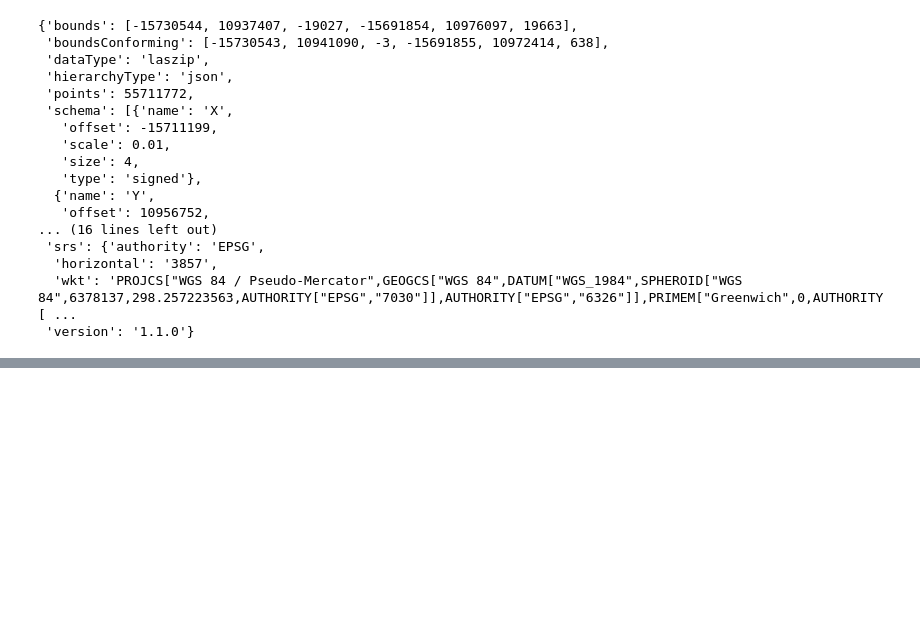
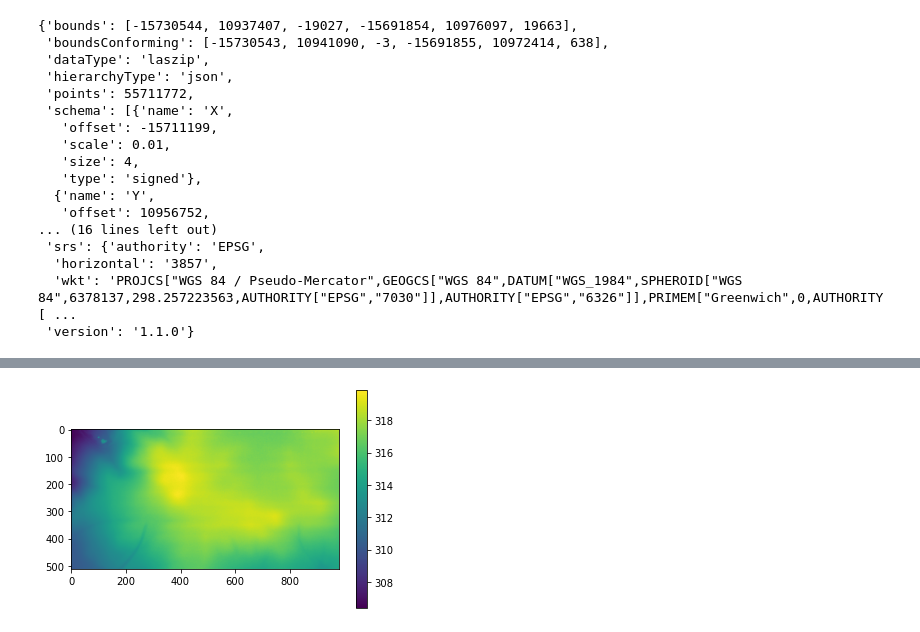
Before and after one commit to Stella-Mutacho/AgriTech-DataEngieeringProject, a Jupyter notebook: notebooks/fetching.ipynb, the cells around one changed output, grey strips where cells are left out. Drawn from its saved outputs; the diff is of its cells as text; code cells hidden in the pictures; blank space fills up the shorter version.

```diff
--- a/notebooks/fetching.ipynb
+++ b/notebooks/fetching.ipynb
@@ -51,2 +40,2 @@ import numpy as np
 # %%
-data= requests.get("https://s3-us-west-2.amazonaws.com/usgs-lidar-public/AK_Coastal_2009/ept.json")
+public_data_path = "https://s3-us-west-2.amazonaws.com/usgs-lidar-public/ept.json"
@@ -54,0 +42,10 @@ data_json=data.json()
+# %%
+def read_text(text_path):
+    text = []
+    with open(text_path) as fp:
+        line = fp.readline()
+        while line:
+            line = line.rstrip("\n")
+            text.append(line)
+            line = fp.readline()
+    return text
@@ -144,0 +247,2 @@ PUBLIC_ACCESS_PATH= "https://s3-us-west-2.amazonaws.com/usgs-lidar-public/"
+# %%
+y=Lidar()
@@ -144,0 +262,2 @@ PUBLIC_ACCESS_PATH= "https://s3-us-west-2.amazonaws.com/usgs-lidar-public/"
+# %%
+y.run_pipeline()
@@ -144,0 +282,4 @@ PUBLIC_ACCESS_PATH= "https://s3-us-west-2.amazonaws.com/usgs-lidar-public/"
+# %%
+y.plot_raster('spatial_subset.tif')
+# %% [output]
+[figure, added]
```
Also changed, not shown: parts of 24 cells of this notebook.
